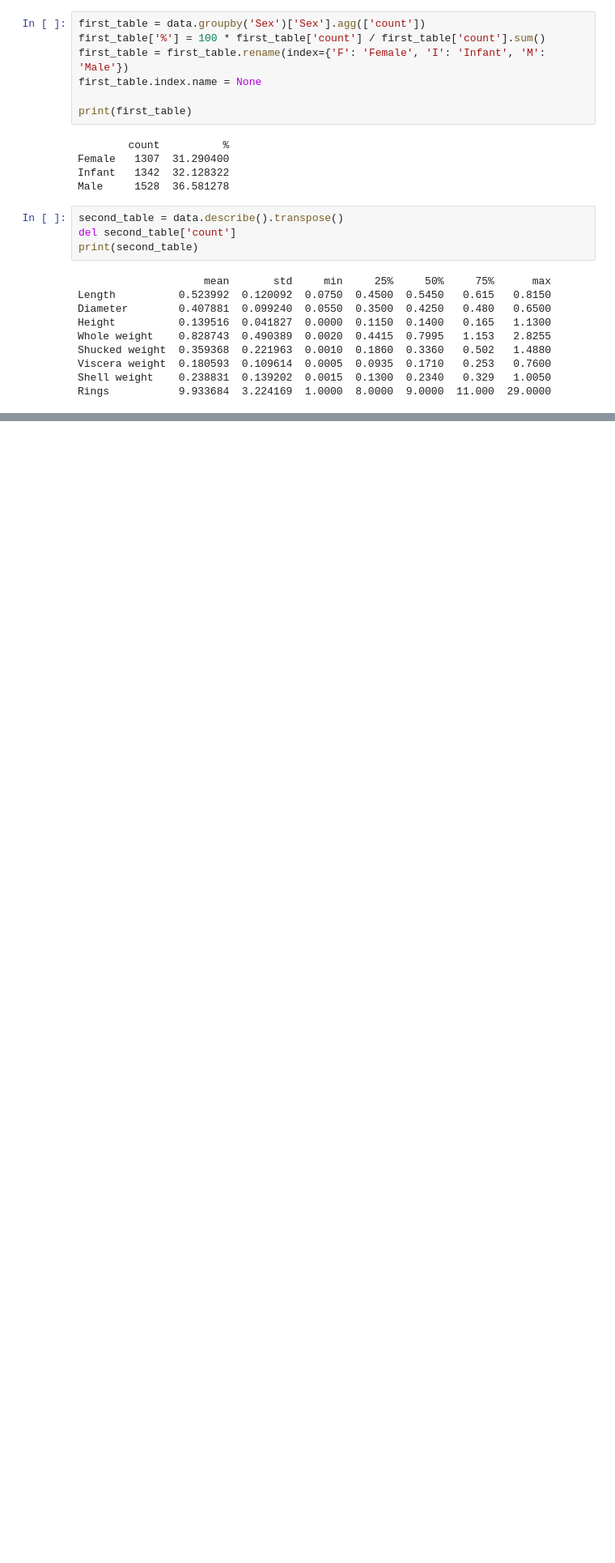
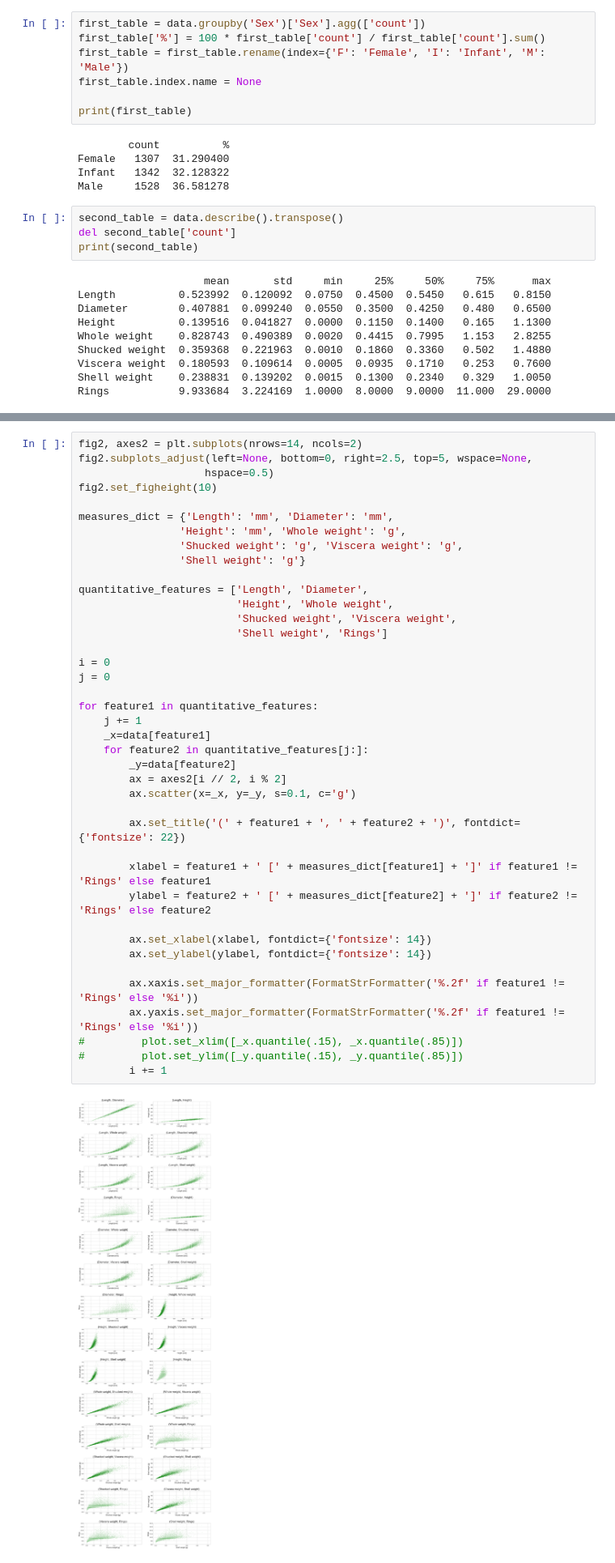
Before and after one commit to bartlomiejgraczyk/abalone-analysis, a Jupyter notebook: analysis.ipynb, the cells around one changed output, grey strips where cells are left out. Shown at 81% size. Drawn from its saved outputs; the diff is of its cells as text; blank space fills up the shorter version.

Commit message:
2/3 of the whole is done

```diff
--- a/analysis.ipynb
+++ b/analysis.ipynb
@@ -104,0 +106,42 @@ for column in columns:
+# %%
+fig2, axes2 = plt.subplots(nrows=14, ncols=2)
+fig2.subplots_adjust(left=None, bottom=0, right=2.5, top=5, wspace=None,
+                    hspace=0.5)
+fig2.set_figheight(10)
+
+measures_dict = {'Length': 'mm', 'Diameter': 'mm',
+                'Height': 'mm', 'Whole weight': 'g',
+                'Shucked weight': 'g', 'Viscera weight': 'g',
+                'Shell weight': 'g'}
+
+quantitative_features = ['Length', 'Diameter',
+                         'Height', 'Whole weight',
+                         'Shucked weight', 'Viscera weight',
+                         'Shell weight', 'Rings']
+
+i = 0
+j = 0
+
+for feature1 in quantitative_features:
+    j += 1
+    _x=data[feature1]
+    for feature2 in quantitative_features[j:]:
+        _y=data[feature2]
+        ax = axes2[i // 2, i % 2]
+        ax.scatter(x=_x, y=_y, s=0.1, c='g')
+
+        ax.set_title('(' + feature1 + ', ' + feature2 + ')', fontdict={'fontsize': 22})
+
+        xlabel = feature1 + ' [' + measures_dict[feature1] + ']' if feature1 != 'Rings' else feature1
+        ylabel = feature2 + ' [' + measures_dict[feature2] + ']' if feature2 != 'Rings' else feature2
+
+        ax.set_xlabel(xlabel, fontdict={'fontsize': 14})
+        ax.set_ylabel(ylabel, fontdict={'fontsize': 14})
+
+        ax.xaxis.set_major_formatter(FormatStrFormatter('%.2f' if feature1 != 'Rings' else '%i'))
+        ax.yaxis.set_major_formatter(FormatStrFormatter('%.2f' if feature1 != 'Rings' else '%i'))
+#         plot.set_xlim([_x.quantile(.15), _x.quantile(.85)])
+#         plot.set_ylim([_y.quantile(.15), _y.quantile(.85)])
+        i += 1
+# %% [output]
+[figure, added]
```
Also changed, not shown: parts of 6 cells of this notebook.
